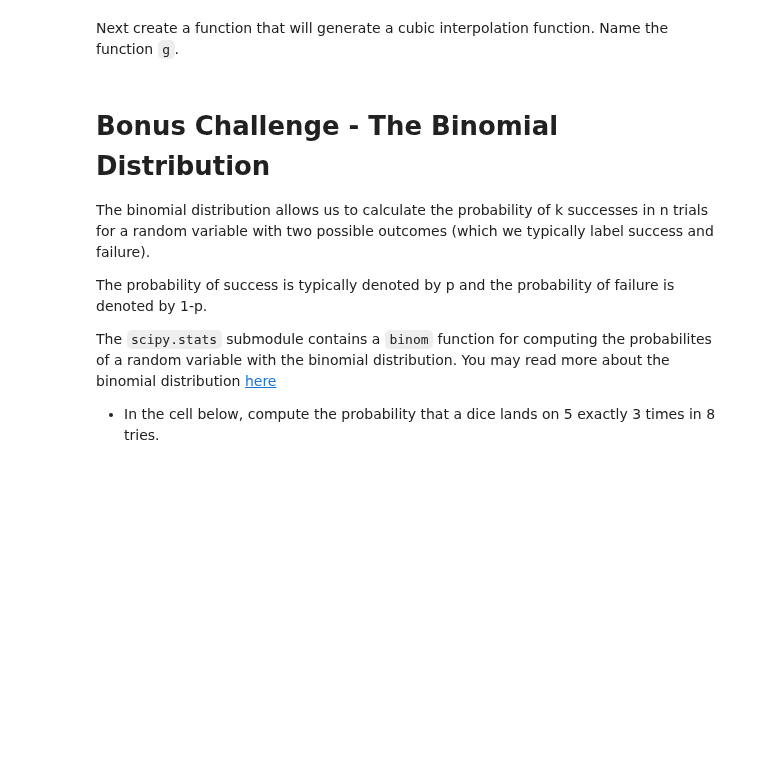
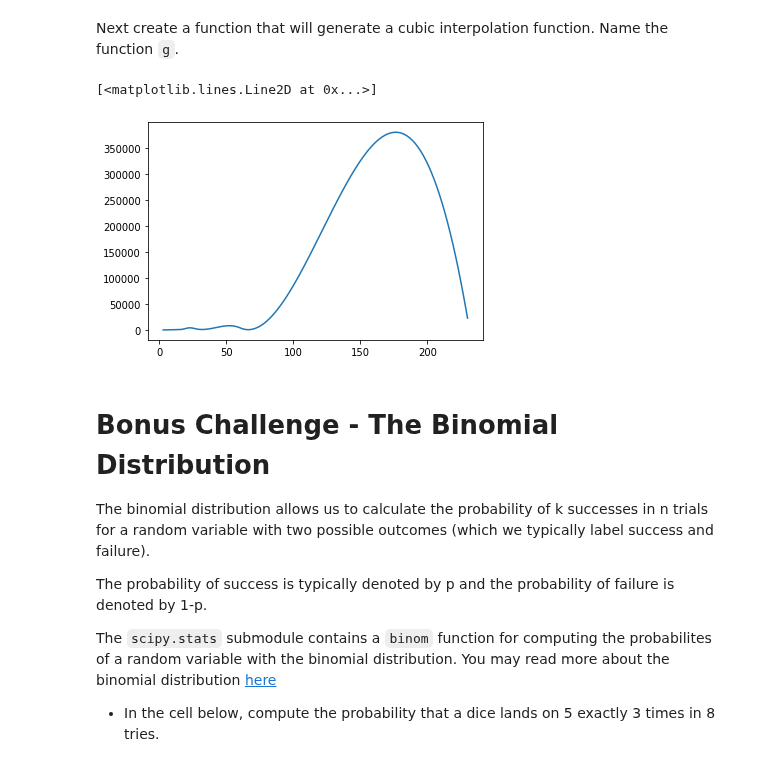
Before and after one commit to ta-data-lis/lab-intro-to-scipy, a Jupyter notebook: your-code/main.ipynb, the cells around one changed output. Saved outputs shown, nothing was run; the diff lists cells and outputs as text; code cells hidden in the pictures; blank space fills up the shorter version.

```diff
--- a/your-code/main.ipynb
+++ b/your-code/main.ipynb
@@ -113,6 +132,11 @@ Next create a function that will generate a cubic interpolation function. Name t
+# %%
+g = interpolate.interp1d(x, y, 'cubic')
 # %%
 # Run this code:
-plt.plot(x_new, g(x_new))
+plt.plot(xnew, g(xnew))
+# %% [output]
+[<matplotlib.lines.Line2D at 0x...>]
+[figure, added]
 # %% [markdown]
 # Bonus Challenge - The Binomial Distribution
 
```
Also changed, not shown: parts of 11 cells of this notebook.
